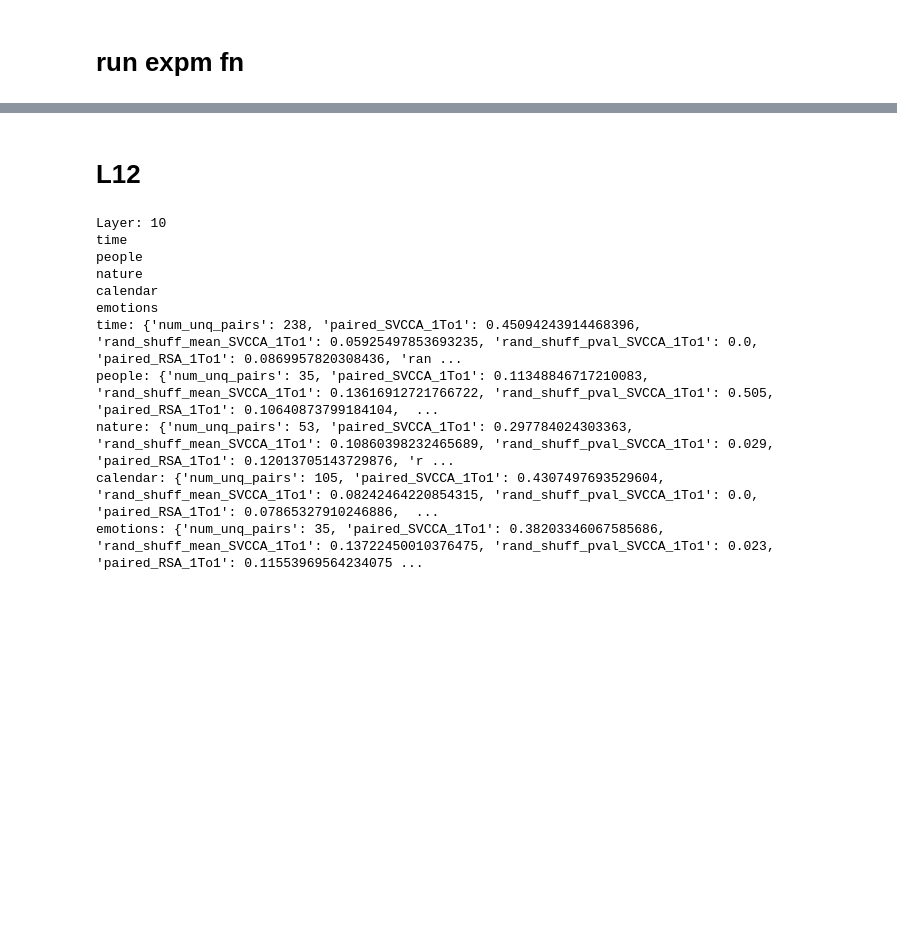
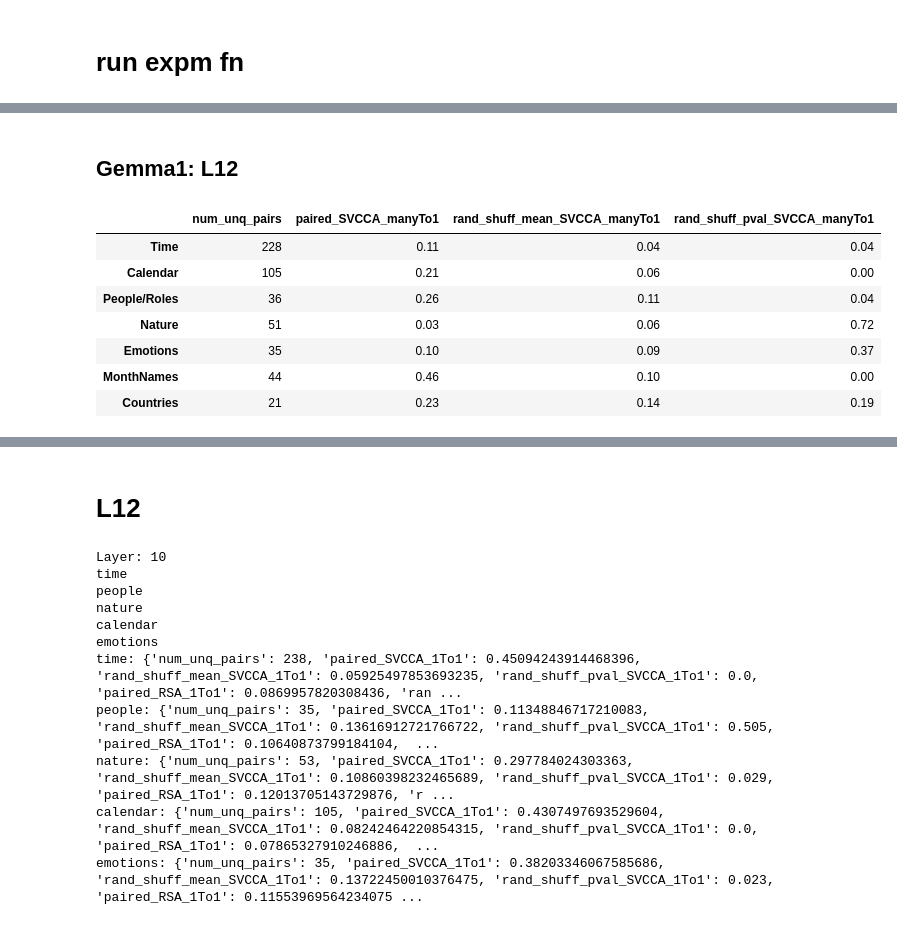
Before and after one commit to wlg1/univ_feat_geom, a Jupyter notebook: notebooks/semantic_subspace_sim/match_semantic_spaces_gemma.ipynb, the cells around one changed output, grey strips where cells are left out. Saved outputs shown, nothing was run; the diff lists cells and outputs as text; code cells hidden in the pictures; blank space fills up the shorter version.

```diff
--- a/notebooks/semantic_subspace_sim/match_semantic_spaces_gemma.ipynb
+++ b/notebooks/semantic_subspace_sim/match_semantic_spaces_gemma.ipynb
@@ -2426,0 +2796,8 @@ def run_semantic_subspace_expms(fList_model_B_seqs, model_A_layer_labels, output
+# %%
+filtered_words = ['1To1', 'RSA']
+filtered_data = {
+    key: {k: v for k, v in sub_dict.items() if all(word in k for word in filtered_words)}
+    for key, sub_dict in all_scores_dict.items()
+}
+df = pd.DataFrame.from_dict(filtered_data, orient='index').round(2)
+display(df)
@@ -2426,0 +2815,2 @@ def run_semantic_subspace_expms(fList_model_B_seqs, model_A_layer_labels, output
+# %%
+layer_to_dictscores = run_semantic_subspace_expms(fList_model_B_seqs, model_A_layer_labels, outputs)
@@ -2426,0 +2861,22 @@ def run_semantic_subspace_expms(fList_model_B_seqs, model_A_layer_labels, output
+# %% [markdown]
+## Gemma1: L12
+# %%
+all_scores_dict = layer_to_dictscores[12]
+# %%
+filtered_words = ['SVCCA']
+filtered_data = {
+    key: {k: v for k, v in sub_dict.items() if all(word in k for word in filtered_words) or k == 'num_unq_pairs'}
+    for key, sub_dict in all_scores_dict.items()
+}
+# Convert the filtered data into a DataFrame, with each key as a row
+df = pd.DataFrame.from_dict(filtered_data, orient='index').round(2)
+display(df)
+# %% [output]
+|  | num_unq_pairs | paired_SVCCA_manyTo1 | rand_shuff_mean_SVCCA_manyTo1 | rand_shuff_pval_SVCCA_manyTo1 |
+| Time | 228 | 0.11 | 0.04 | 0.04 |
+| Calendar | 105 | 0.21 | 0.06 | 0.00 |
+| People/Roles | 36 | 0.26 | 0.11 | 0.04 |
+| Nature | 51 | 0.03 | 0.06 | 0.72 |
+| Emotions | 35 | 0.10 | 0.09 | 0.37 |
+| MonthNames | 44 | 0.46 | 0.10 | 0.00 |
+| Countries | 21 | 0.23 | 0.14 | 0.19 |
```
Also changed, not shown: parts of 53 cells of this notebook, 24 other files.
